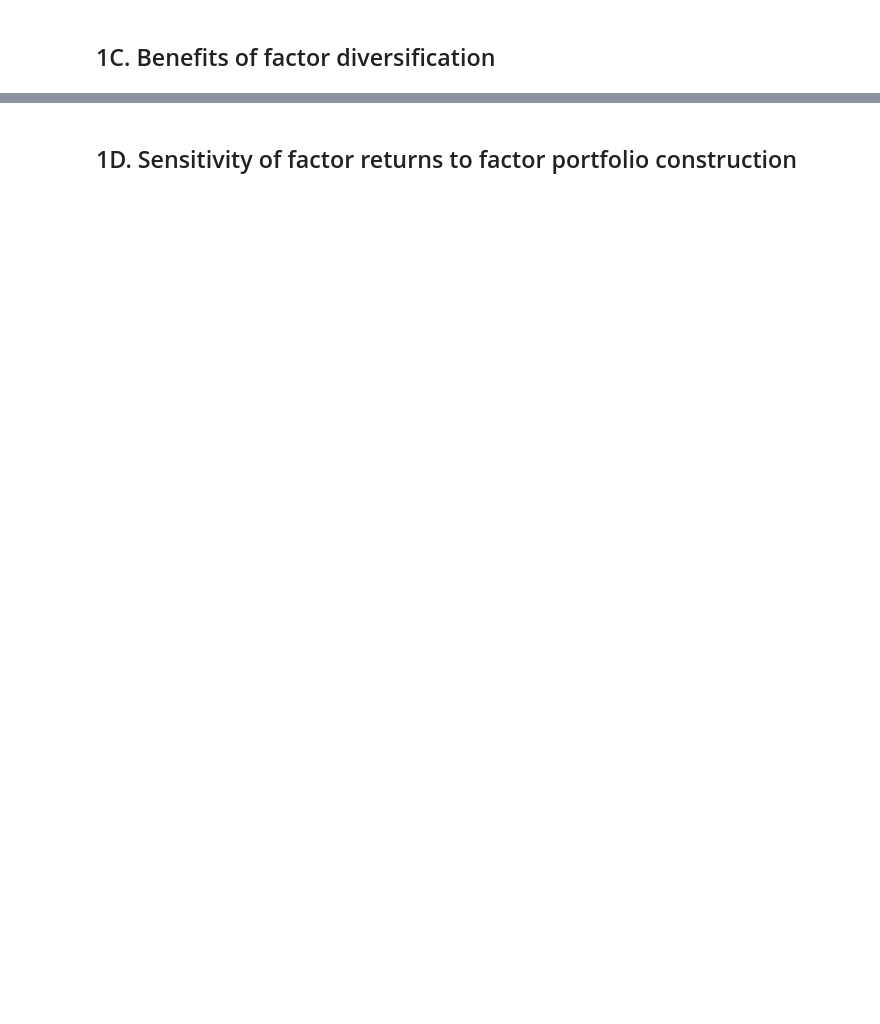
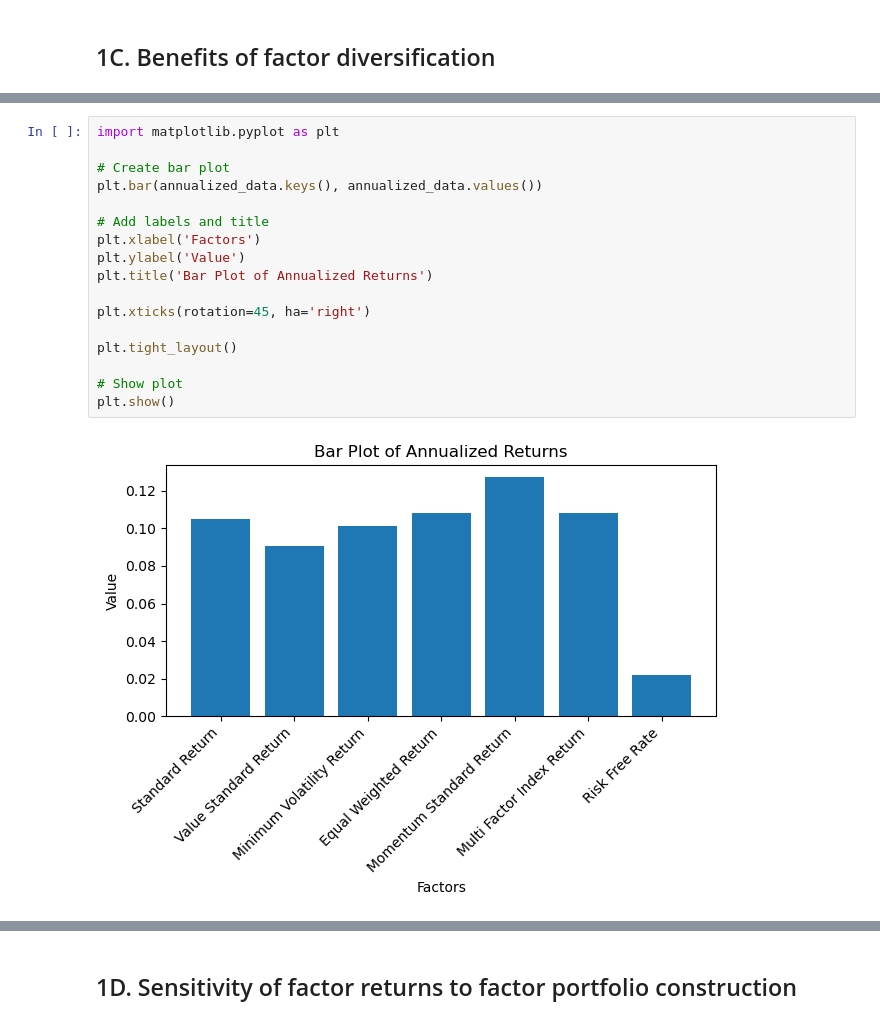
Before and after one commit to KiranReddy0808/FE5108-Portfolio-Theory-and-Investments, a Jupyter notebook: Assignment 3/Q1 & Q2/Assignment3.ipynb, the cells around one changed output, grey strips where cells are left out. Saved outputs shown, nothing was run; the diff lists cells and outputs as text; blank space fills up the shorter version.

```diff
--- a/Assignment 3/Q1 & Q2/Assignment3.ipynb
+++ b/Assignment 3/Q1 & Q2/Assignment3.ipynb
@@ -270,3 +227,22 @@ Minimum Volatility: 0.6569
 Equal Weighted: 0.5042
 Momentum Standard: 0.6446
 Multi Factor Index: 0.6000
+# %%
+import matplotlib.pyplot as plt
+
+# Create bar plot
+plt.bar(annualized_data.keys(), annualized_data.values())
+
+# Add labels and title
+plt.xlabel('Factors')
+plt.ylabel('Value')
+plt.title('Bar Plot of Annualized Returns')
+
+plt.xticks(rotation=45, ha='right')
+
+plt.tight_layout()
+
+# Show plot
+plt.show()
+# %% [output]
+[figure, added]
```
Also changed, not shown: parts of 27 cells of this notebook.
